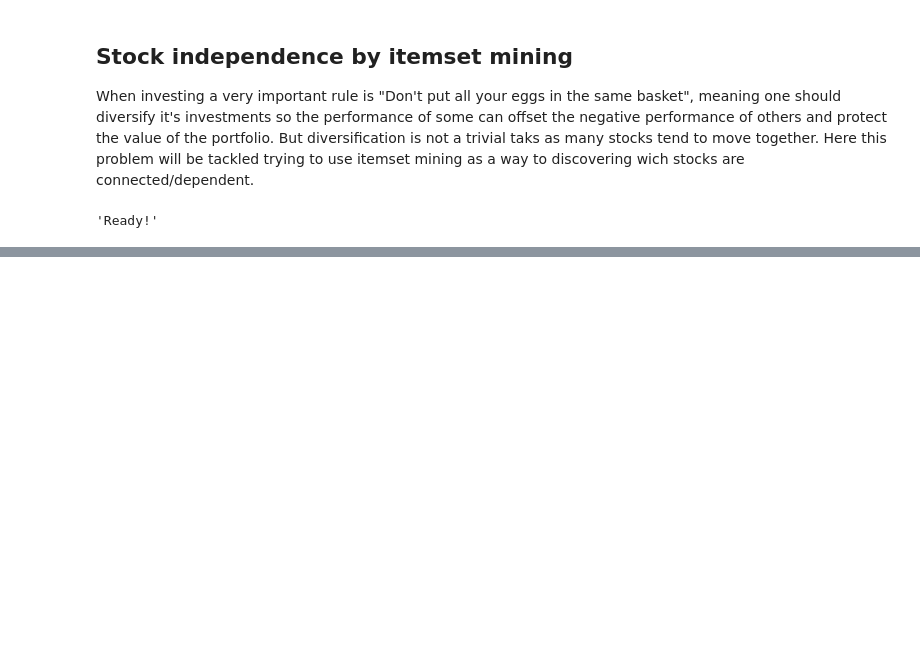
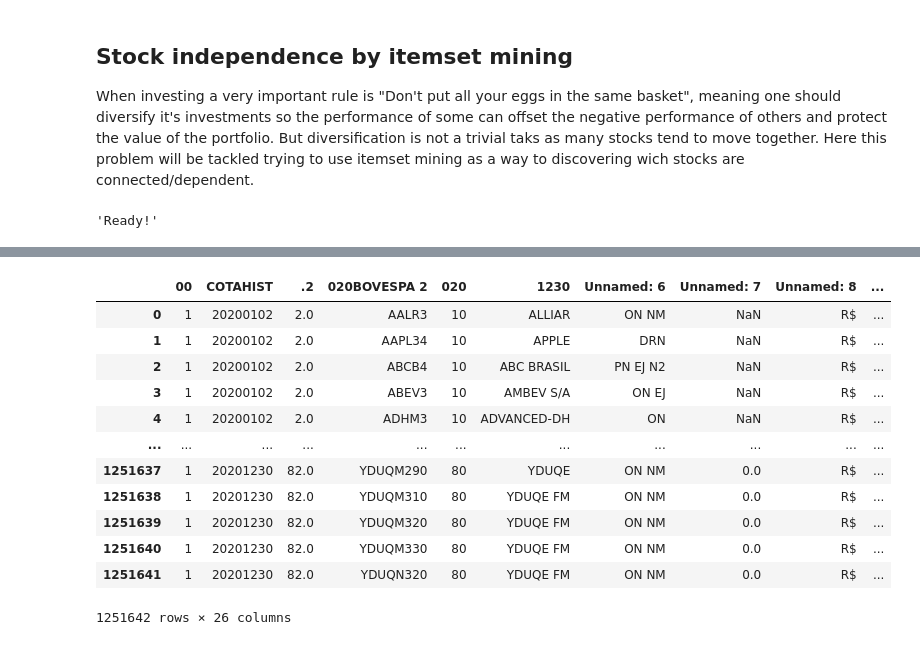
Before and after one commit to rodrigossilveira/DS_projects, a Jupyter notebook: Stocks_independence_by_itemset_mining.ipynb, the cells around one changed output, grey strips where cells are left out. Drawn from its saved outputs; the diff is of its cells as text; code cells hidden in the pictures; blank space fills up the shorter version.

```diff
--- a/Stocks_independence_by_itemset_mining.ipynb
+++ b/Stocks_independence_by_itemset_mining.ipynb
@@ -11,7 +13,13 @@ display("Ready!")
 # %%
-#The
+#The starting points of each column and the ending point of the last one were written bellow
 starting_points = [1,3,11,13,25,28,40,50,53,57,70,83,96,109,122,135,148,153,171,189,202,203,211,218,231,243,245]
 width = []
+#By subtracting each with the previous one we will obtain the columns intervals
 for i in range(len(starting_points)-1):
   width.append(starting_points[i+1] - starting_points[i])
-stocks_results = pd.read_fwf('/content/drive/MyDrive/Colab_Data/COTAHIST_A2020.TXT',widths=width)
+#That we can finally use to import the data
+path = '/content/drive/MyDrive/Colab_Data/Stocks Independence/COTAHIST_A2020.TXT'
+stocks_results = pd.read_fwf(path, widths=width, header = 0)
+#The first and last line that read 99COTAHIST.2020BOVESPA 2020123000001251648
+#were not considered in the dataframe
+stocks_results.head(-5)
@@ -17,0 +33,20 @@ stocks_results = pd.read_fwf('/content/drive/MyDrive/Colab_Data/COTAHIST_A2020.T
+# %%
+#Here we add the column names according to the data guide
+column_names = ['Registry type', 'Session date','BDI code','Stock Symbol',
+               'Type of Market',  'Stock Issuing Company Name',
+                'Stock Specification', 'Prazo',  'Currency used',
+                'Openning price', 'Maximum price', 'Minimal Price','Mean price',
+                'Last exchange price', 'Best buying offer', 'Best selling offer',
+                'Number of transactions', 'Number of stocks exchanged',
+                'Volume of stocks exchanged', 'Price for options market',
+                'Price correction indicator', 'Due date', 'Quotation Factor',
+                'Options price in points', 'Internal stock code',
+                'Stock Distribuiton number']
+stocks_results.columns = column_names
+
+#Some columns came without the decimal separator, so we need to divide them by 100
+decimal_columns = ['Openning price', 'Maximum price', 'Minimal Price',
+                   'Mean price','Last exchange price', 'Best buying offer',
+                   'Best selling offer','Volume of stocks exchanged',
+                   'Price for options market']
+stocks_results.head(-5)
@@ -17,0 +67,16 @@ stocks_results = pd.read_fwf('/content/drive/MyDrive/Colab_Data/COTAHIST_A2020.T
+# %%
+stocks_results.head(-5)
+# %% [output]
+|  | 00 | COTAHIST | .2 | 020BOVESPA 2 | 020 | 1230 | Unnamed: 6 | Unnamed: 7 | Unnamed: 8 | ... |
+| 0 | 1 | 20200102 | 2.0 | AALR3 | 10 | ALLIAR | ON NM | NaN | R$ | ... |
+| 1 | 1 | 20200102 | 2.0 | AAPL34 | 10 | APPLE | DRN | NaN | R$ | ... |
+| 2 | 1 | 20200102 | 2.0 | ABCB4 | 10 | ABC BRASIL | PN EJ N2 | NaN | R$ | ... |
+| 3 | 1 | 20200102 | 2.0 | ABEV3 | 10 | AMBEV S/A | ON EJ | NaN | R$ | ... |
+| 4 | 1 | 20200102 | 2.0 | ADHM3 | 10 | ADVANCED-DH | ON | NaN | R$ | ... |
+| ... | ... | ... | ... | ... | ... | ... | ... | ... | ... | ... |
+| 1251637 | 1 | 20201230 | 82.0 | YDUQM290 | 80 | YDUQE | ON NM | 0.0 | R$ | ... |
+| 1251638 | 1 | 20201230 | 82.0 | YDUQM310 | 80 | YDUQE FM | ON NM | 0.0 | R$ | ... |
+| 1251639 | 1 | 20201230 | 82.0 | YDUQM320 | 80 | YDUQE FM | ON NM | 0.0 | R$ | ... |
+| 1251640 | 1 | 20201230 | 82.0 | YDUQM330 | 80 | YDUQE FM | ON NM | 0.0 | R$ | ... |
+| 1251641 | 1 | 20201230 | 82.0 | YDUQN320 | 80 | YDUQE FM | ON NM | 0.0 | R$ | ... |
+1251642 rows × 26 columns
```
Also changed, not shown: parts of 3 cells of this notebook.
